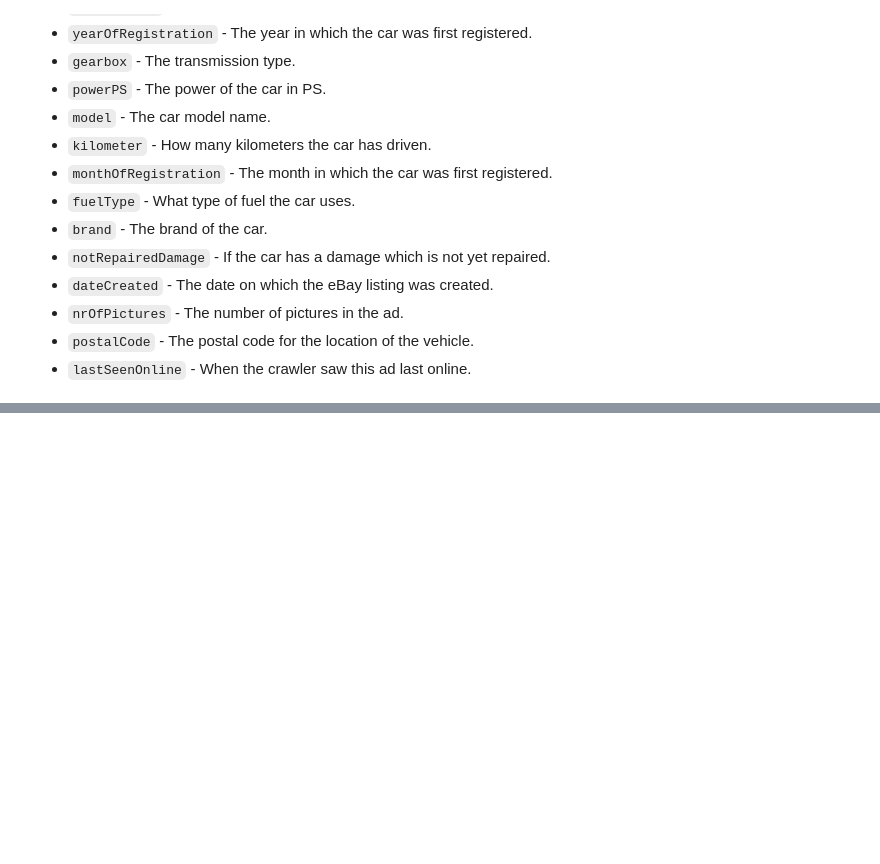
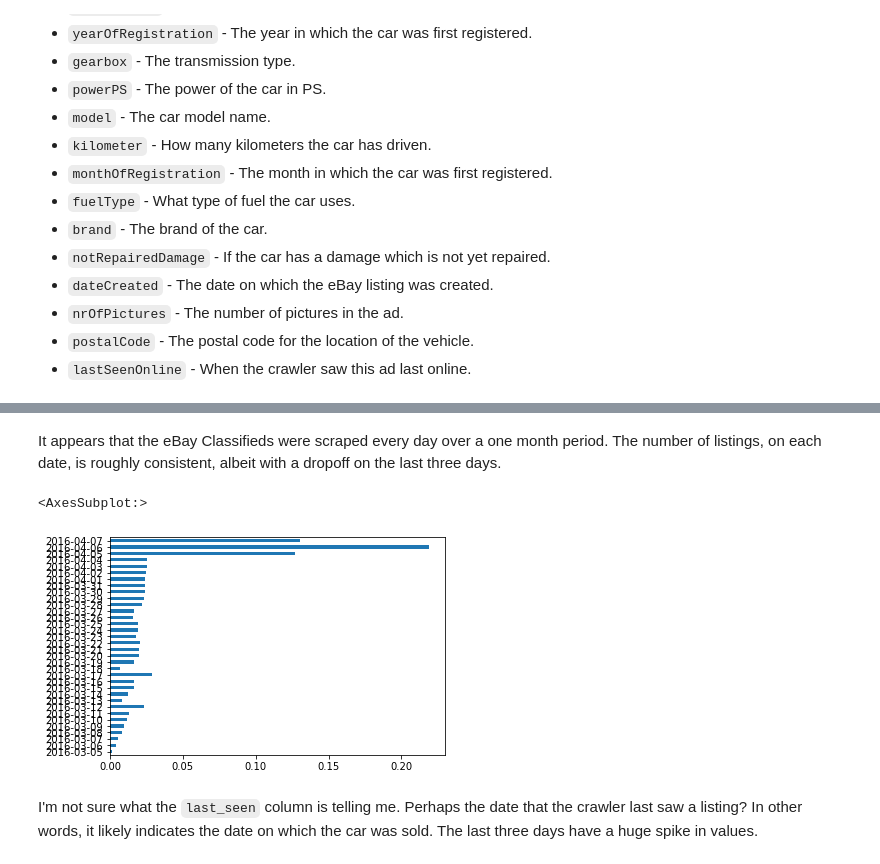
Before and after one commit to nikomccarty/data_science_notebooks, a Jupyter notebook: 20220423_ebay_car_sales/ebay_sales_data.ipynb, the cells around one changed output, grey strips where cells are left out. Saved outputs shown, nothing was run; the diff lists cells and outputs as text; code cells hidden in the pictures; blank space fills up the shorter version.

```diff
--- a/20220423_ebay_car_sales/ebay_sales_data.ipynb
+++ b/20220423_ebay_car_sales/ebay_sales_data.ipynb
@@ -106,0 +206,14 @@ See page 3 of DataQuest.
+# %% [markdown]
+It appears that the eBay Classifieds were scraped every day over a one month period. The number of listings, on each date, is roughly consistent, albeit with a dropoff on the last three days.
+# %%
+(df['last_seen']
+    .str[:10]
+    .value_counts(normalize=True, dropna=False)
+    .sort_index()
+    .plot(kind='barh')
+    )
+# %% [output]
+<AxesSubplot:>
+[figure, added]
+# %% [markdown]
+I'm not sure what the `last_seen` column is telling me. Perhaps the date that the crawler last saw a listing? In other words, it likely indicates the date on which the car was sold. The last three days have a huge spike in values.
```
Also changed, not shown: parts of 59 cells of this notebook.
